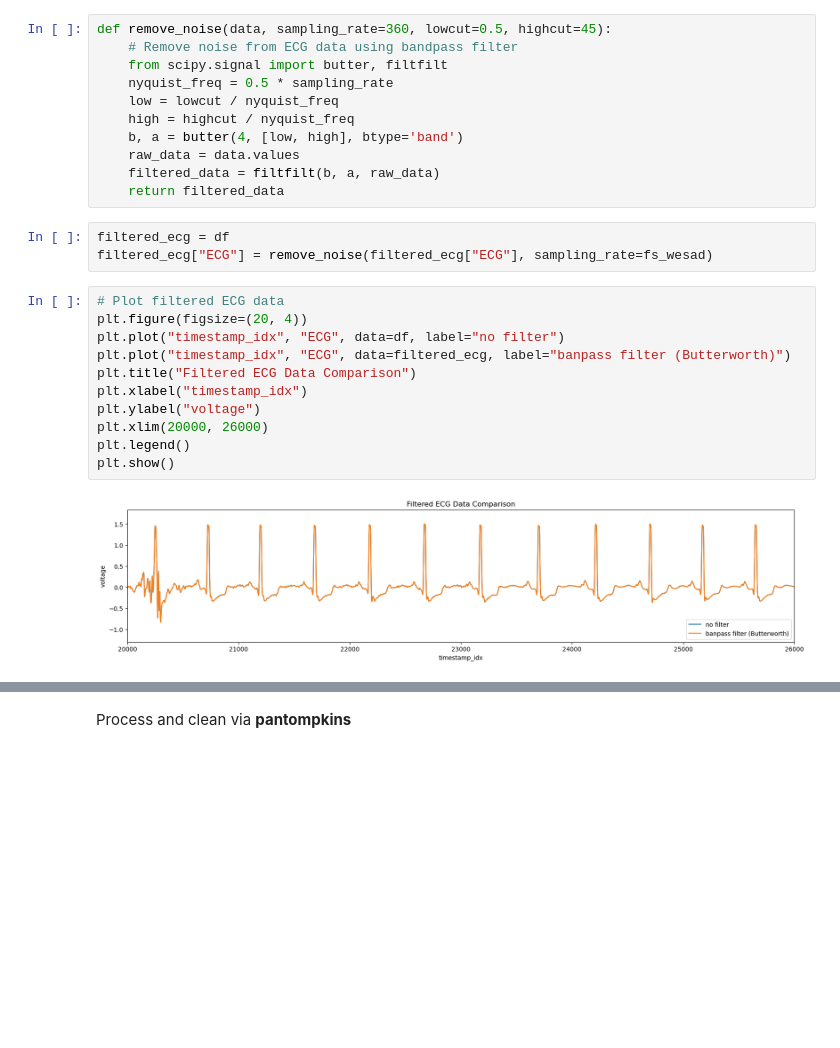
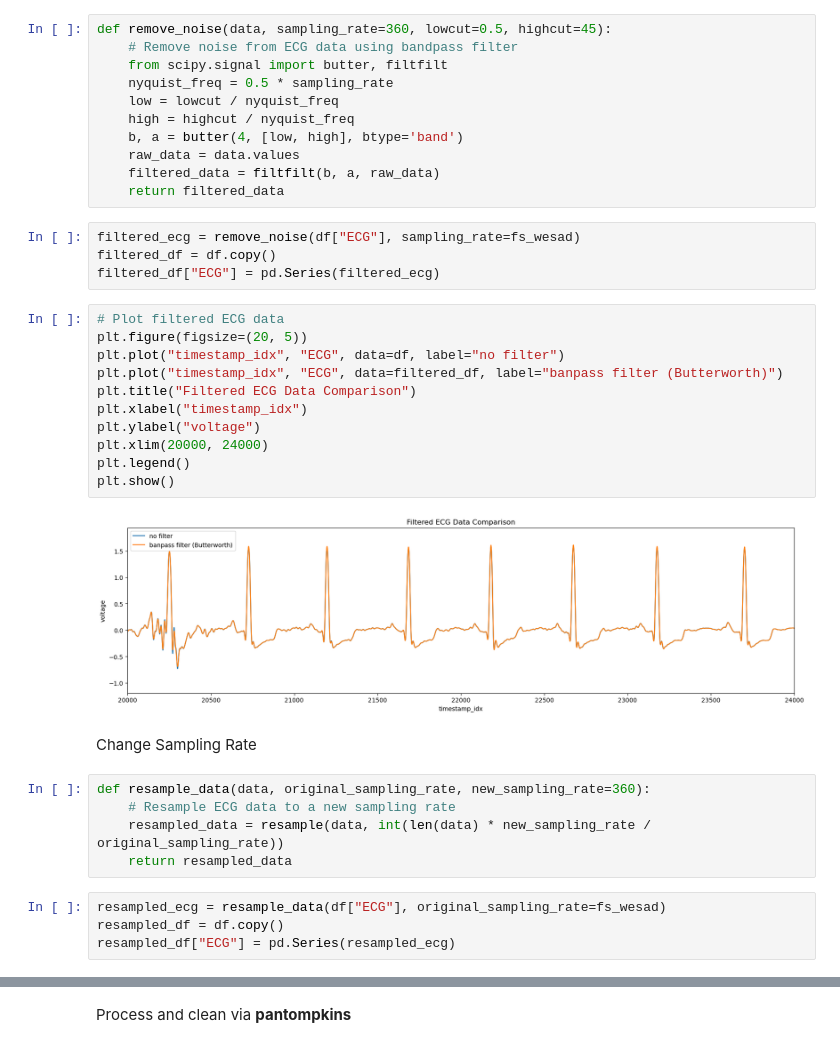
Before and after one commit to nina-prog/sem-biosignals-ecg-feature-processing-api, a Jupyter notebook: notebooks/Data_Analysis.ipynb, the cells around one changed output, grey strips where cells are left out. Saved outputs shown, nothing was run; the diff lists cells and outputs as text; blank space fills up the shorter version.

Commit message:
implement sampling rate change

```diff
--- a/notebooks/Data_Analysis.ipynb
+++ b/notebooks/Data_Analysis.ipynb
@@ -103,19 +104,31 @@ def remove_noise(data, sampling_rate=360, lowcut=0.5, highcut=45):
     raw_data = data.values
     filtered_data = filtfilt(b, a, raw_data)
     return filtered_data
-# %%
-filtered_ecg = df
-filtered_ecg["ECG"] = remove_noise(filtered_ecg["ECG"], sampling_rate=fs_wesad)
+# %%
+filtered_ecg = remove_noise(df["ECG"], sampling_rate=fs_wesad)
+filtered_df = df.copy()
+filtered_df["ECG"] = pd.Series(filtered_ecg)
 # %%
 # Plot filtered ECG data
-plt.figure(figsize=(20, 4))
+plt.figure(figsize=(20, 5))
 plt.plot("timestamp_idx", "ECG", data=df, label="no filter")
-plt.plot("timestamp_idx", "ECG", data=filtered_ecg, label="banpass filter (Butterworth)")
+plt.plot("timestamp_idx", "ECG", data=filtered_df, label="banpass filter (Butterworth)")
 plt.title("Filtered ECG Data Comparison")
 plt.xlabel("timestamp_idx")
 plt.ylabel("voltage")
-plt.xlim(20000, 26000)
+plt.xlim(20000, 24000)
 plt.legend()
 plt.show()
 # %% [output]
-[figure, old version]
+[figure, new version]
+# %% [markdown]
+ Change Sampling Rate
+# %%
+def resample_data(data, original_sampling_rate, new_sampling_rate=360):
+    # Resample ECG data to a new sampling rate
+    resampled_data = resample(data, int(len(data) * new_sampling_rate / original_sampling_rate))
+    return resampled_data
+# %%
+resampled_ecg = resample_data(df["ECG"], original_sampling_rate=fs_wesad)
+resampled_df = df.copy()
+resampled_df["ECG"] = pd.Series(resampled_ecg)
```
Also changed, not shown: parts of 4 cells of this notebook, 1 other file.
